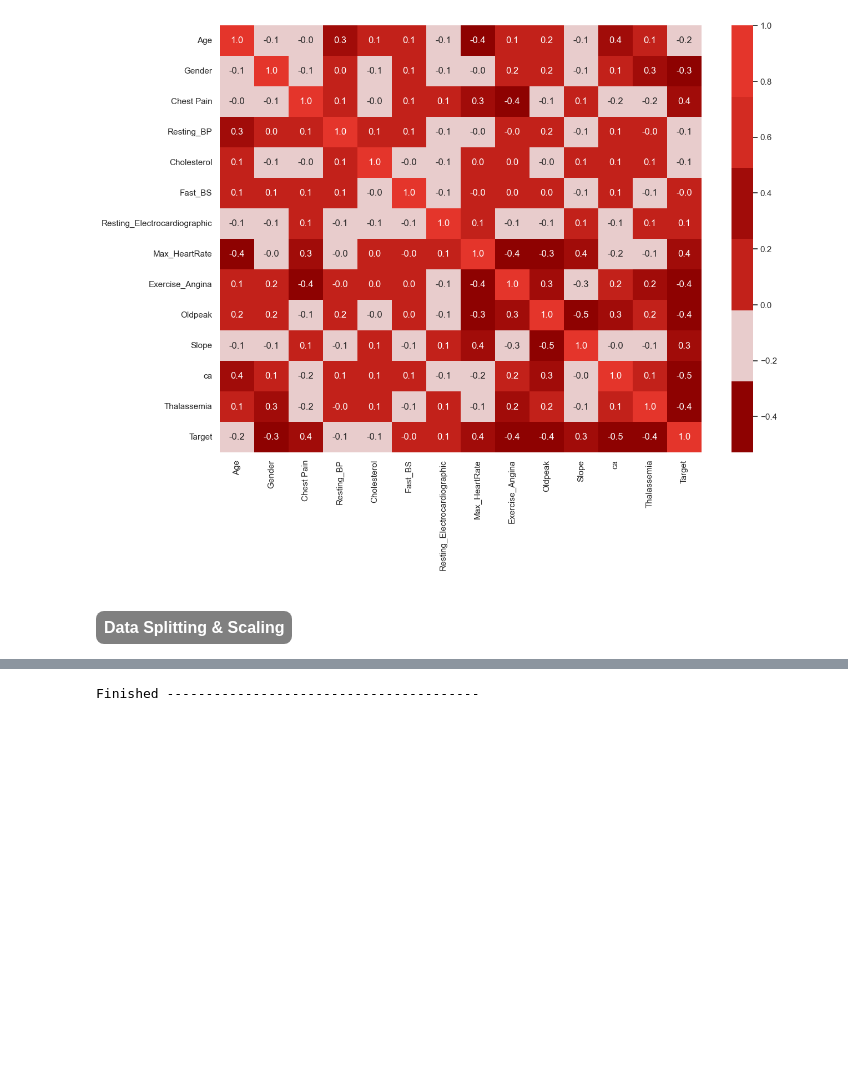
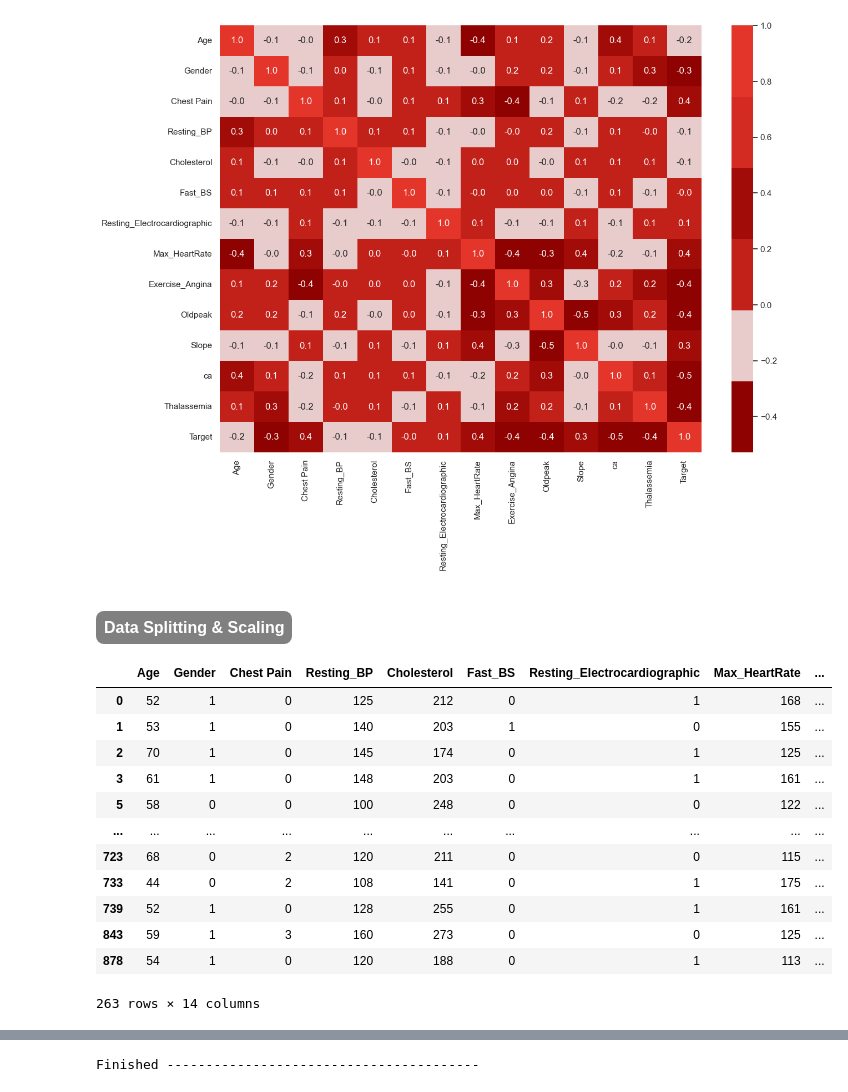
Before and after one commit to mideyolu/Heart-Disease-Prediction, a Jupyter notebook: notebook/notebook.ipynb, the cells around one changed output, grey strips where cells are left out. Saved outputs shown, nothing was run; the diff lists cells and outputs as text; code cells hidden in the pictures; blank space fills up the shorter version.

```diff
--- a/notebook/notebook.ipynb
+++ b/notebook/notebook.ipynb
@@ -479,6 +480,22 @@ sns.heatmap(
 # %%
 #making a copy
 final_df = heart_df.copy()
+# %%
+final_df
+# %% [output]
+|  | Age | Gender | Chest Pain | Resting_BP | Cholesterol | Fast_BS | Resting_Electrocardiographic | Max_HeartRate | ... |
+| 0 | 52 | 1 | 0 | 125 | 212 | 0 | 1 | 168 | ... |
+| 1 | 53 | 1 | 0 | 140 | 203 | 1 | 0 | 155 | ... |
+| 2 | 70 | 1 | 0 | 145 | 174 | 0 | 1 | 125 | ... |
+| 3 | 61 | 1 | 0 | 148 | 203 | 0 | 1 | 161 | ... |
+| 5 | 58 | 0 | 0 | 100 | 248 | 0 | 0 | 122 | ... |
+| ... | ... | ... | ... | ... | ... | ... | ... | ... | ... |
+| 723 | 68 | 0 | 2 | 120 | 211 | 0 | 0 | 115 | ... |
+| 733 | 44 | 0 | 2 | 108 | 141 | 0 | 1 | 175 | ... |
+| 739 | 52 | 1 | 0 | 128 | 255 | 0 | 1 | 161 | ... |
+| 843 | 59 | 1 | 3 | 160 | 273 | 0 | 0 | 125 | ... |
+| 878 | 54 | 1 | 0 | 120 | 188 | 0 | 1 | 113 | ... |
+263 rows × 14 columns
 # %%
 #features
 X= final_df.drop(['Target', 'Fast_BS'], axis=1)
```
Also changed, not shown: parts of 26 cells of this notebook, 1 other file.
